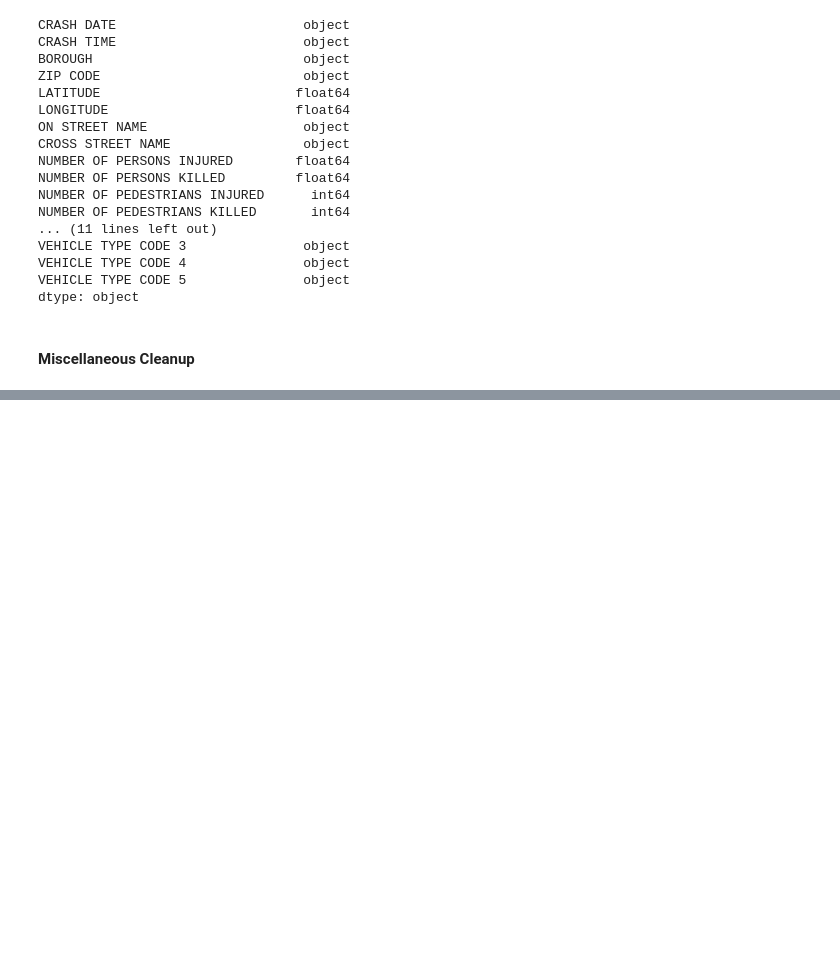
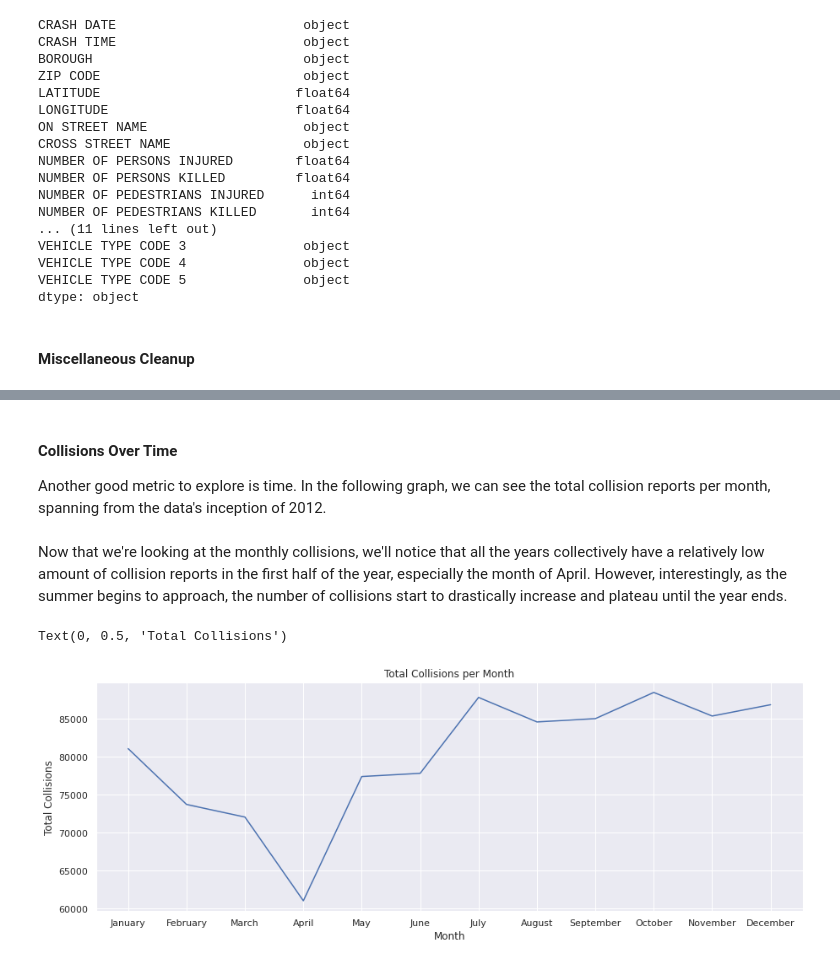
Before and after one commit to ynoTL23/MAT-328-Project, a Jupyter notebook: Project.ipynb, the cells around one changed output, grey strips where cells are left out. Cells and saved outputs as stored; diff of their text form; code cells hidden in the pictures; blank space fills up the shorter version.

```diff
--- a/Project.ipynb
+++ b/Project.ipynb
@@ -181,0 +207,24 @@ df.head()
+# %% [markdown]
+#### Collisions Over Time
+
+Another good metric to explore is time. In the following graph, we can see the total collision reports per month, spanning from the data's inception of 2012.
+# %% [markdown]
+Now that we're looking at the monthly collisions, we'll notice that all the years collectively have a relatively low amount of collision reports in the first half of the year, especially the month of April. However, interestingly, as the summer begins to approach, the number of collisions start to drastically increase and plateau until the year ends.
+# %%
+fig, ax = plt.subplots(figsize=(15, 5))
+
+# Extract the month from all collisions
+df_monthly = df['CRASH DATE'].dt.month_name().value_counts().to_frame('total')
+
+# Re-order the rows by month
+months_inorder = ['January', 'February', 'March', 'April', 'May', 'June', 'July', 'August', 'September', 'October', 'November', 'December']
+df_monthly = df_monthly.reindex(months_inorder, axis=0)
+
+# Display it
+sns.lineplot(data=df_monthly, x=df_monthly.index, y='total')
+plt.title('Total Collisions per Month')
+plt.xlabel('Month')
+plt.ylabel('Total Collisions')
+# %% [output]
+Text(0, 0.5, 'Total Collisions')
+[figure, added]
```
Also changed, not shown: parts of 10 cells of this notebook.
